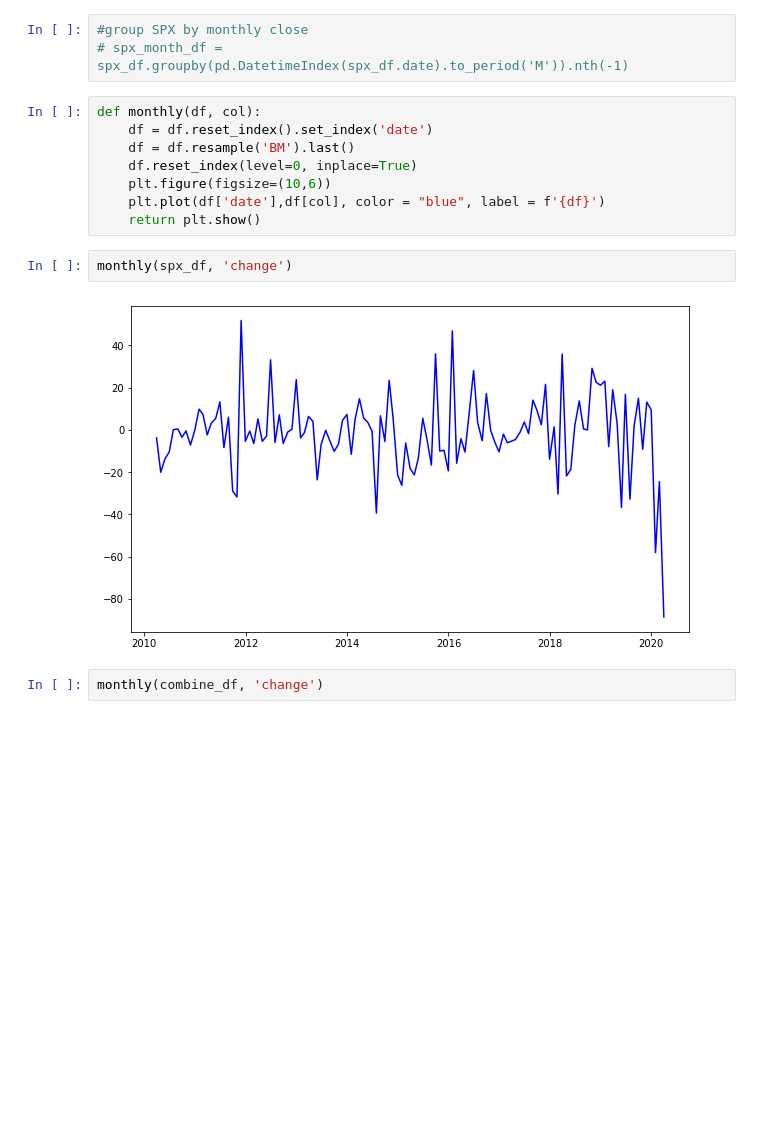
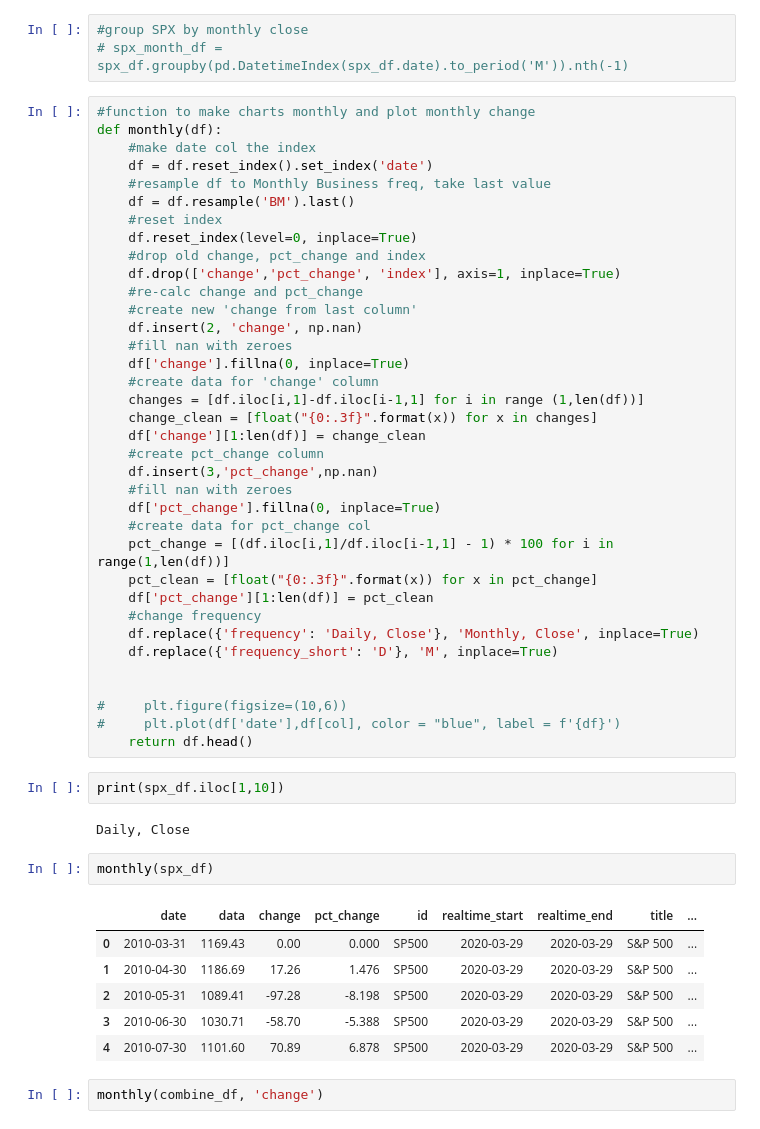
Before and after one commit to woodfin8/astoria, a Jupyter notebook: FREDapi.ipynb, the cells around one changed output. Saved outputs shown, nothing was run; the diff lists cells and outputs as text; blank space fills up the shorter version.

```diff
--- a/FREDapi.ipynb
+++ b/FREDapi.ipynb
@@ -183,18 +196,55 @@ combine_df.head()
 # %%
 #group SPX by monthly close
 # spx_month_df = spx_df.groupby(pd.DatetimeIndex(spx_df.date).to_period('M')).nth(-1)
-# %%
-def monthly(df, col):
-    df = df.reset_index().set_index('date')
-    df = df.resample('BM').last()
-    df.reset_index(level=0, inplace=True)
-    plt.figure(figsize=(10,6))
-    plt.plot(df['date'],df[col], color = "blue", label = f'{df}')
-    return plt.show()
+# %%
+#function to make charts monthly and plot monthly change
+def monthly(df):
+    #make date col the index
+    df = df.reset_index().set_index('date')
+    #resample df to Monthly Business freq, take last value
+    df = df.resample('BM').last()
+    #reset index
+    df.reset_index(level=0, inplace=True)
+    #drop old change, pct_change and index
+    df.drop(['change','pct_change', 'index'], axis=1, inplace=True)
+    #re-calc change and pct_change
+    #create new 'change from last column'
+    df.insert(2, 'change', np.nan)
+    #fill nan with zeroes
+    df['change'].fillna(0, inplace=True)
+    #create data for 'change' column
+    changes = [df.iloc[i,1]-df.iloc[i-1,1] for i in range (1,len(df))]
+    change_clean = [float("{0:.3f}".format(x)) for x in changes]
+    df['change'][1:len(df)] = change_clean
+    #create pct_change column
+    df.insert(3,'pct_change',np.nan)
+    #fill nan with zeroes
+    df['pct_change'].fillna(0, inplace=True)
+    #create data for pct_change col
+    pct_change = [(df.iloc[i,1]/df.iloc[i-1,1] - 1) * 100 for i in range(1,len(df))]
+    pct_clean = [float("{0:.3f}".format(x)) for x in pct_change]
+    df['pct_change'][1:len(df)] = pct_clean
+    #change frequency
+    df.replace({'frequency': 'Daily, Close'}, 'Monthly, Close', inplace=True)
+    df.replace({'frequency_short': 'D'}, 'M', inplace=True)
+
+
+#     plt.figure(figsize=(10,6))
+#     plt.plot(df['date'],df[col], color = "blue", label = f'{df}')
+    return df.head()
+# %%
+print(spx_df.iloc[1,10])
+# %% [output]
+Daily, Close
 # %%
-monthly(spx_df, 'change')
+monthly(spx_df)
 # %% [output]
-[figure, removed]
+|  | date | data | change | pct_change | id | realtime_start | realtime_end | title | ... |
+| 0 | 2010-03-31 | 1169.43 | 0.00 | 0.000 | SP500 | 2020-03-29 | 2020-03-29 | S&P 500 | ... |
+| 1 | 2010-04-30 | 1186.69 | 17.26 | 1.476 | SP500 | 2020-03-29 | 2020-03-29 | S&P 500 | ... |
+| 2 | 2010-05-31 | 1089.41 | -97.28 | -8.198 | SP500 | 2020-03-29 | 2020-03-29 | S&P 500 | ... |
+| 3 | 2010-06-30 | 1030.71 | -58.70 | -5.388 | SP500 | 2020-03-29 | 2020-03-29 | S&P 500 | ... |
+| 4 | 2010-07-30 | 1101.60 | 70.89 | 6.878 | SP500 | 2020-03-29 | 2020-03-29 | S&P 500 | ... |
 # %%
 monthly(combine_df, 'change')
 # %% [output]
```
Also changed, not shown: parts of 2 cells of this notebook.
